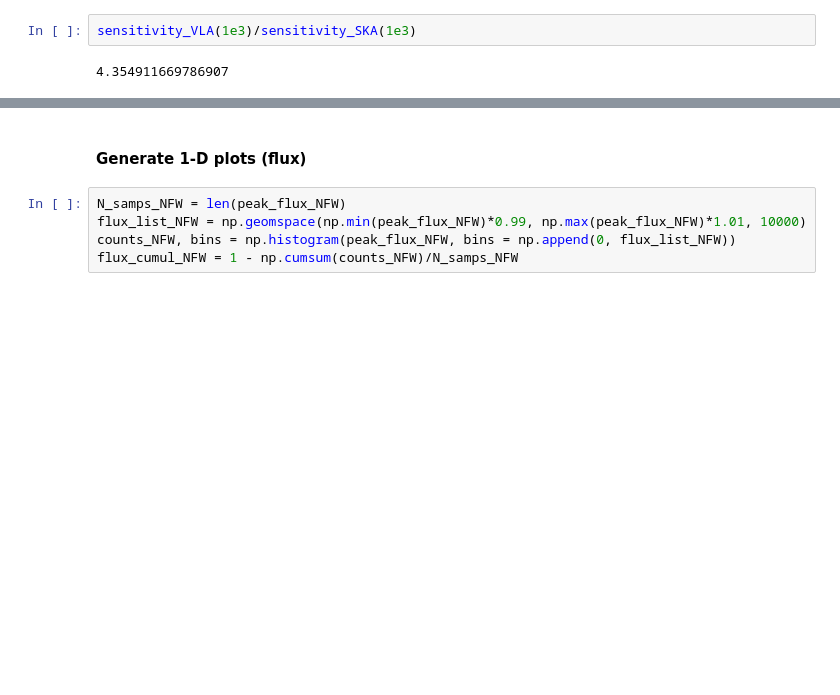
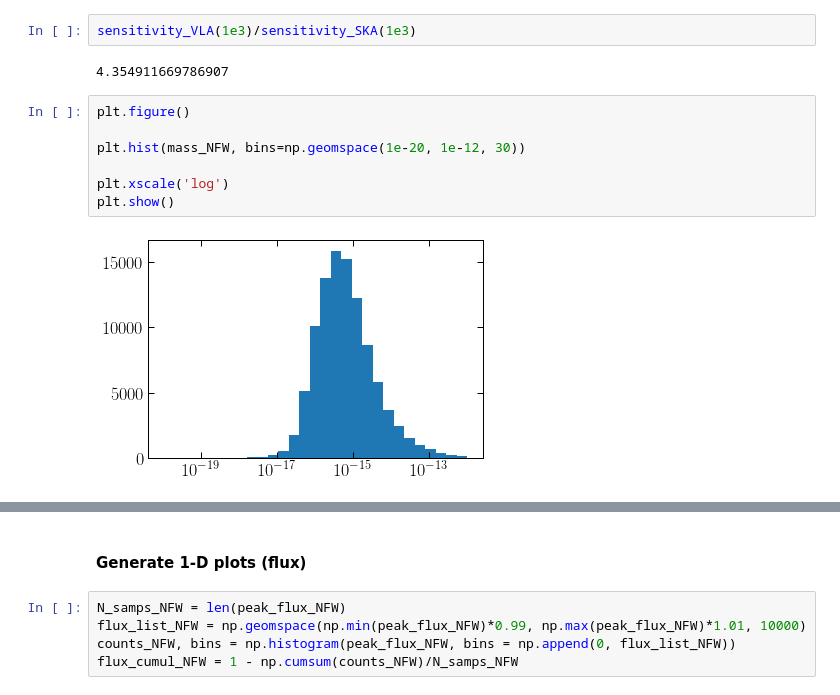
Before and after one commit to bradkav/axion-miniclusters, a Jupyter notebook: code/plotting/PlotFluxes.ipynb, the cells around one changed output, grey strips where cells are left out. Cells and saved outputs as stored; diff of their text form; blank space fills up the shorter version.

```diff
--- a/code/plotting/PlotFluxes.ipynb
+++ b/code/plotting/PlotFluxes.ipynb
@@ -110,5 +115,14 @@ def sensitivity_SKA2(T_obs):
 sensitivity_VLA(1e3)/sensitivity_SKA(1e3)
 # %% [output]
 4.354911669786907
+# %%
+plt.figure()
+
+plt.hist(mass_NFW, bins=np.geomspace(1e-20, 1e-12, 30))
+
+plt.xscale('log')
+plt.show()
+# %% [output]
+[figure, added]
 # %%
 # Flux and duration (coloured by density)
```
Also changed, not shown: parts of 10 cells of this notebook, 13 other files.
